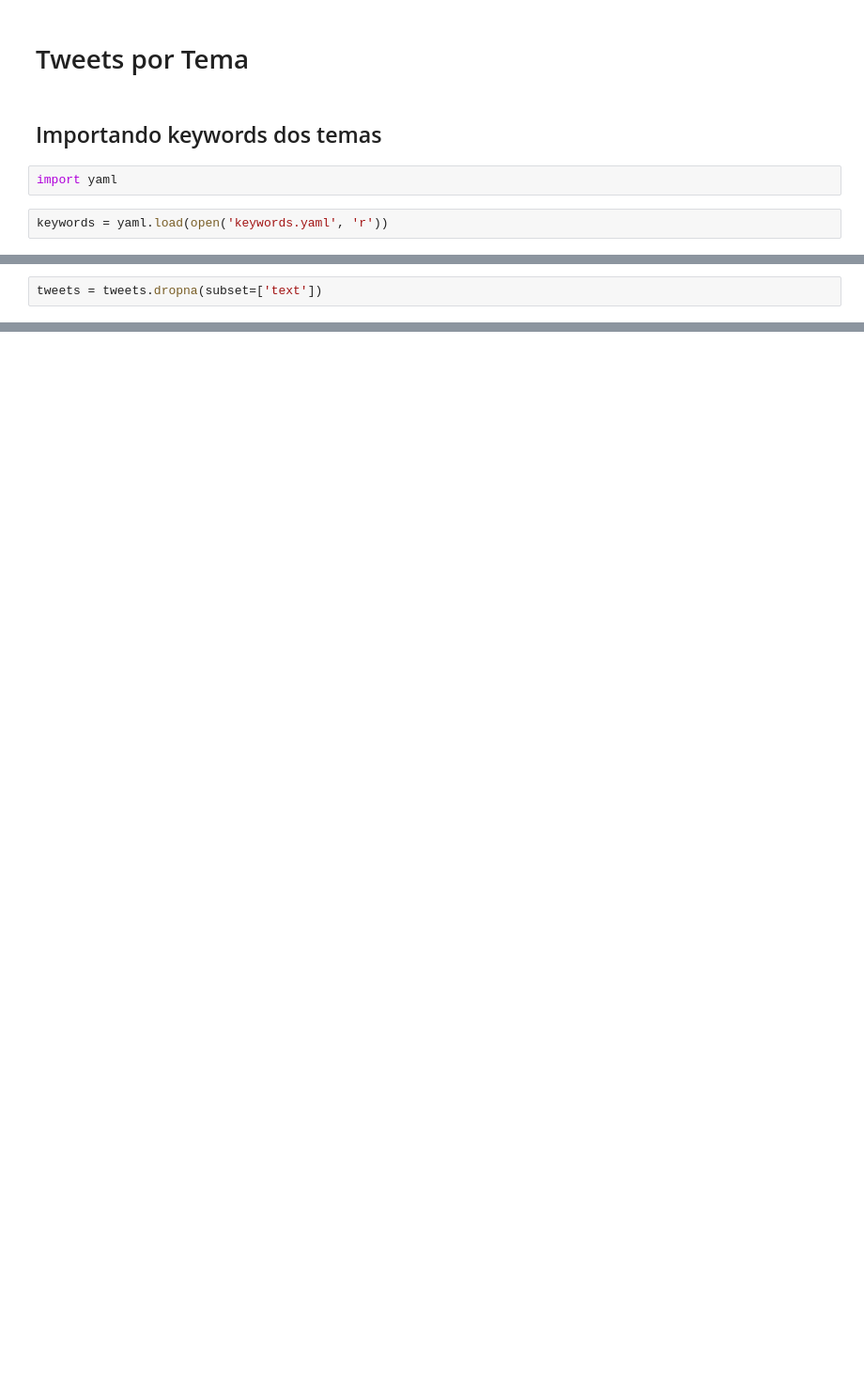
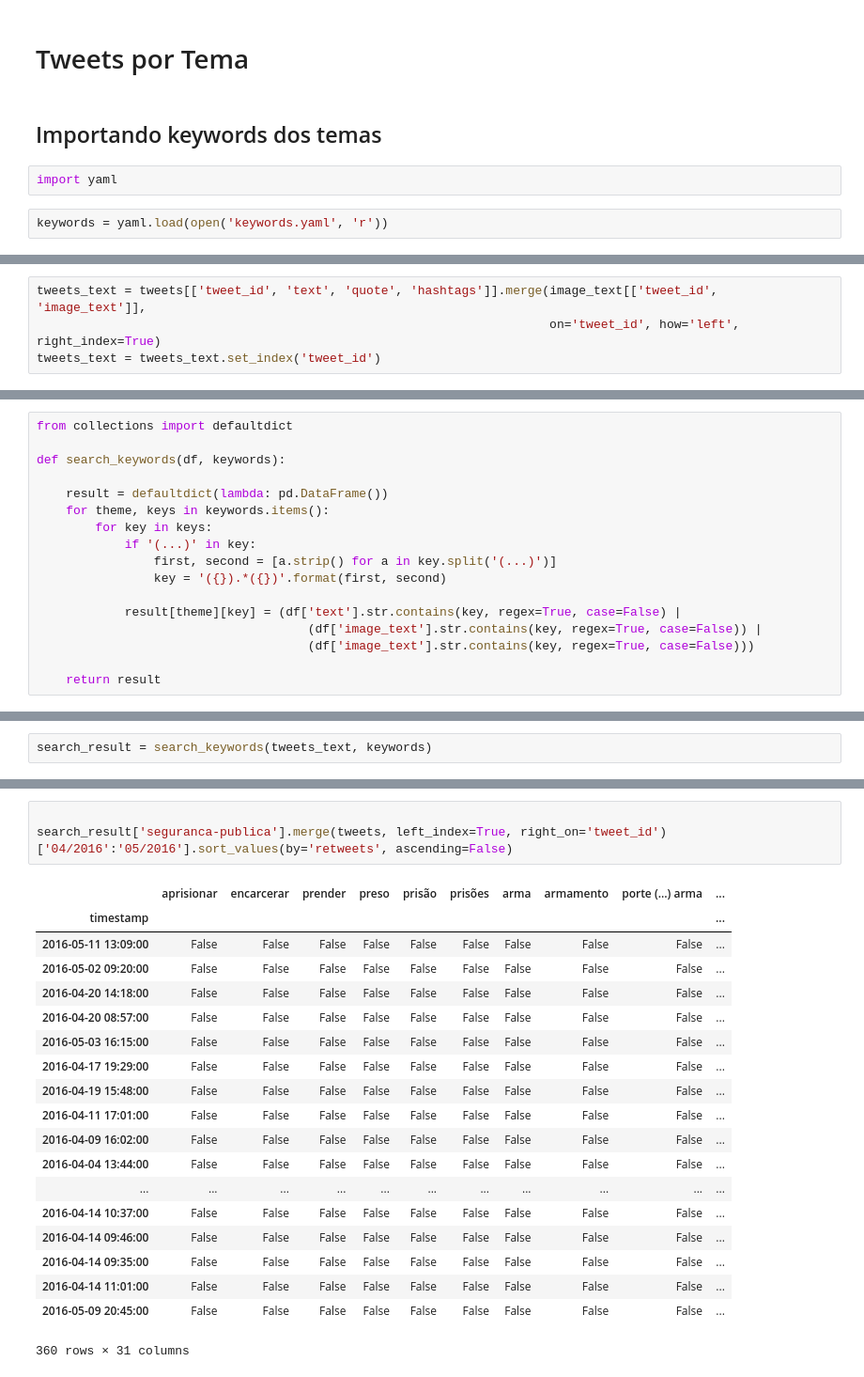
Before and after one commit to JoaoCarabetta/ideologia, a Jupyter notebook: notebooks/Impacto dos tweets do MBL.ipynb, the cells around one changed output, grey strips where cells are left out. Shown: that part at 94% size. Drawn from its saved outputs; the diff is of its cells as text; blank space fills up the shorter version.

```diff
--- a/notebooks/Impacto dos tweets do MBL.ipynb
+++ b/notebooks/Impacto dos tweets do MBL.ipynb
@@ -628,2 +819,0 @@ len(tweets['text'].dropna()) / len(tweets['text'])
-# %%
-tweets = tweets.dropna(subset=['text'])
@@ -806,0 +822,4 @@ offline.iplot(fig)
+# %%
+tweets_text = tweets[['tweet_id', 'text', 'quote', 'hashtags']].merge(image_text[['tweet_id', 'image_text']],
+                                                                      on='tweet_id', how='left', right_index=True)
+tweets_text = tweets_text.set_index('tweet_id')
@@ -806,0 +833,17 @@ offline.iplot(fig)
+# %%
+from collections import defaultdict
+
+def search_keywords(df, keywords):
+
+    result = defaultdict(lambda: pd.DataFrame())
+    for theme, keys in keywords.items():
+        for key in keys:
+            if '(...)' in key:
+                first, second = [a.strip() for a in key.split('(...)')]
+                key = '({}).*({})'.format(first, second)
+
+            result[theme][key] = (df['text'].str.contains(key, regex=True, case=False) |
+                                     (df['image_text'].str.contains(key, regex=True, case=False)) |
+                                     (df['image_text'].str.contains(key, regex=True, case=False)))
+
+    return result
@@ -806,0 +852,2 @@ offline.iplot(fig)
+# %%
+search_result = search_keywords(tweets_text, keywords)
@@ -806,0 +973,23 @@ offline.iplot(fig)
+# %%
+
+search_result['seguranca-publica'].merge(tweets, left_index=True, right_on='tweet_id')['04/2016':'05/2016'].sort_values(by='retweets', ascending=False)
+# %% [output]
+|  | aprisionar | encarcerar | prender | preso | prisão | prisões | arma | armamento | porte (…) arma | ... |
+| timestamp |  |  |  |  |  |  |  |  |  | ... |
+| 2016-05-11 13:09:00 | False | False | False | False | False | False | False | False | False | ... |
+| 2016-05-02 09:20:00 | False | False | False | False | False | False | False | False | False | ... |
+| 2016-04-20 14:18:00 | False | False | False | False | False | False | False | False | False | ... |
+| 2016-04-20 08:57:00 | False | False | False | False | False | False | False | False | False | ... |
+| 2016-05-03 16:15:00 | False | False | False | False | False | False | False | False | False | ... |
+| 2016-04-17 19:29:00 | False | False | False | False | False | False | False | False | False | ... |
+| 2016-04-19 15:48:00 | False | False | False | False | False | False | False | False | False | ... |
+| 2016-04-11 17:01:00 | False | False | False | False | False | False | False | False | False | ... |
+| 2016-04-09 16:02:00 | False | False | False | False | False | False | False | False | False | ... |
+| 2016-04-04 13:44:00 | False | False | False | False | False | False | False | False | False | ... |
+| ... | ... | ... | ... | ... | ... | ... | ... | ... | ... | ... |
+| 2016-04-14 10:37:00 | False | False | False | False | False | False | False | False | False | ... |
+| 2016-04-14 09:46:00 | False | False | False | False | False | False | False | False | False | ... |
+| 2016-04-14 09:35:00 | False | False | False | False | False | False | False | False | False | ... |
+| 2016-04-14 11:01:00 | False | False | False | False | False | False | False | False | False | ... |
+| 2016-05-09 20:45:00 | False | False | False | False | False | False | False | False | False | ... |
+360 rows × 31 columns
```
Also changed, not shown: parts of 93 cells of this notebook, 7 other files.
